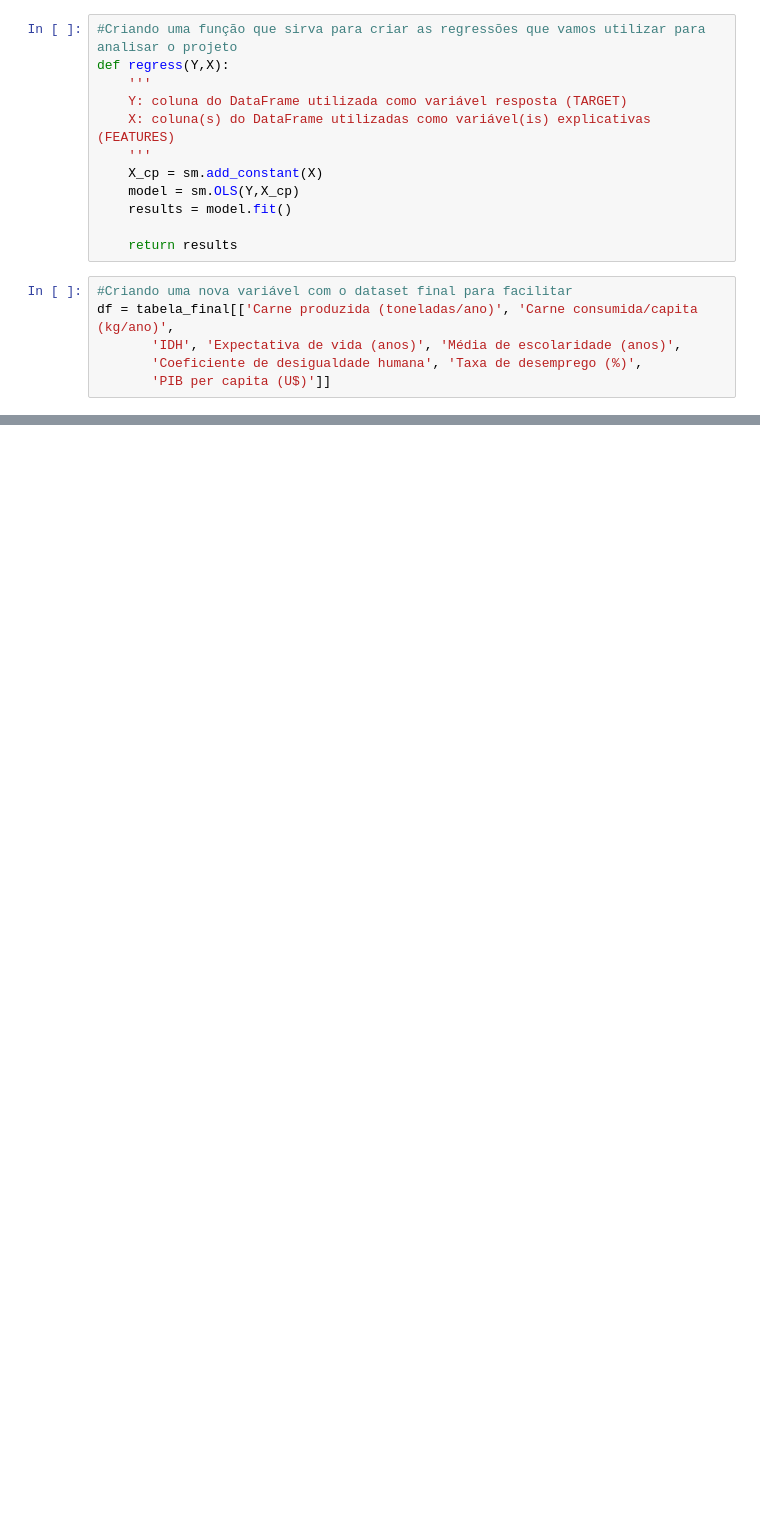
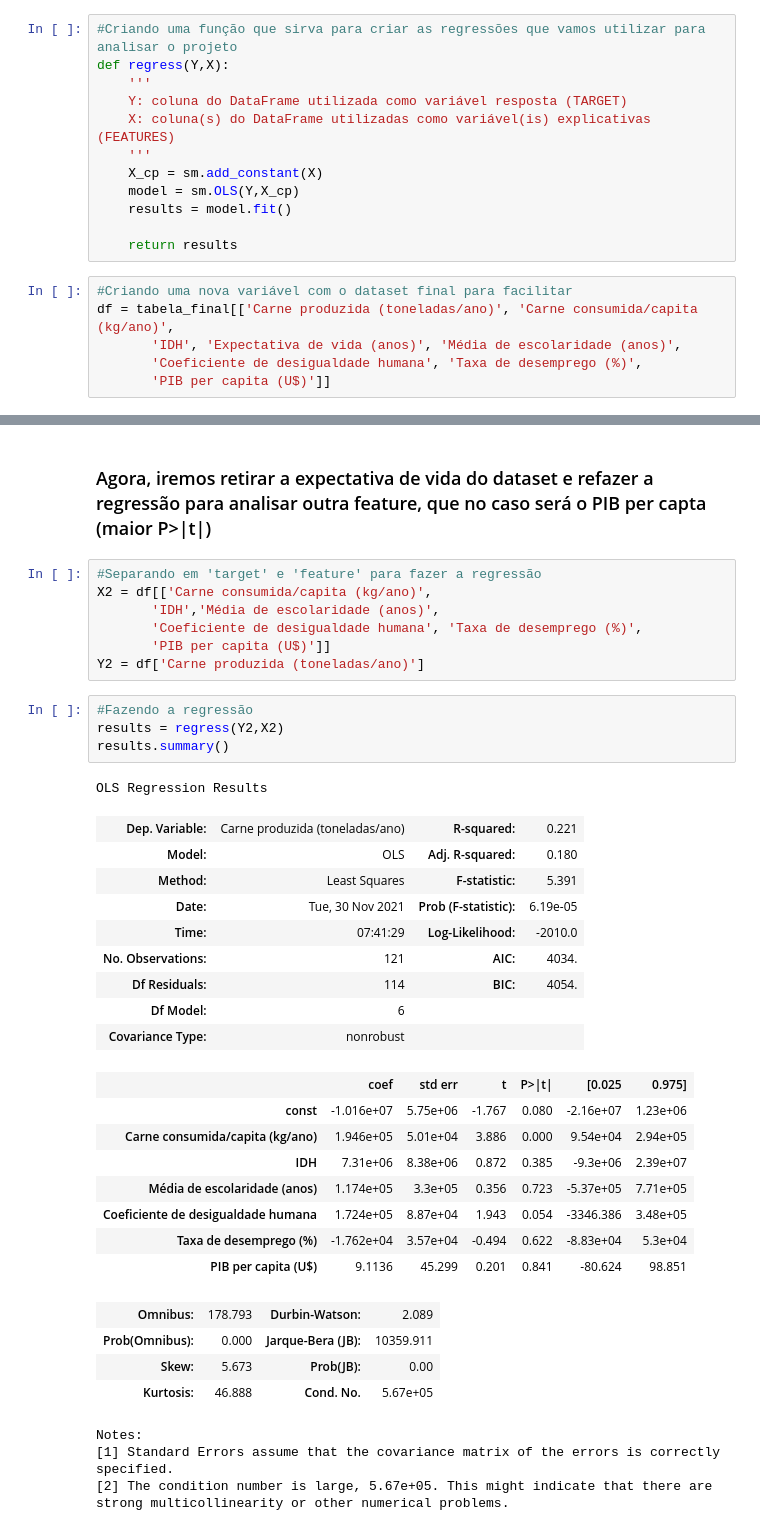
Before and after one commit to leofmandrade/Projeto-2-Cdados, a Jupyter notebook: Projeto 2 CDados.ipynb, the cells around one changed output, grey strips where cells are left out. Saved outputs shown, nothing was run; the diff lists cells and outputs as text; blank space fills up the shorter version.

```diff
--- a/Projeto 2 CDados.ipynb
+++ b/Projeto 2 CDados.ipynb
@@ -185,0 +216,40 @@ strong multicollinearity or other numerical problems.
+# %% [markdown]
+### Agora, iremos retirar a expectativa de vida do dataset e refazer a regressão para analisar outra feature, que no caso será o PIB per capta (maior P>|t|)
+# %%
+#Separando em 'target' e 'feature' para fazer a regressão
+X2 = df[['Carne consumida/capita (kg/ano)',
+       'IDH','Média de escolaridade (anos)',
+       'Coeficiente de desigualdade humana', 'Taxa de desemprego (%)',
+       'PIB per capita (U$)']]
+Y2 = df['Carne produzida (toneladas/ano)']
+# %%
+#Fazendo a regressão
+results = regress(Y2,X2)
+results.summary()
+# %% [output]
+OLS Regression Results
+| Dep. Variable: | Carne produzida (toneladas/ano) | R-squared: | 0.221 |
+| Model: | OLS | Adj. R-squared: | 0.180 |
+| Method: | Least Squares | F-statistic: | 5.391 |
+| Date: | Tue, 30 Nov 2021 | Prob (F-statistic): | 6.19e-05 |
+| Time: | 07:41:29 | Log-Likelihood: | -2010.0 |
+| No. Observations: | 121 | AIC: | 4034. |
+| Df Residuals: | 114 | BIC: | 4054. |
+| Df Model: | 6 |  |  |
+| Covariance Type: | nonrobust |  |  |
+|  | coef | std err | t | P>|t| | [0.025 | 0.975] |
+| const | -1.016e+07 | 5.75e+06 | -1.767 | 0.080 | -2.16e+07 | 1.23e+06 |
+| Carne consumida/capita (kg/ano) | 1.946e+05 | 5.01e+04 | 3.886 | 0.000 | 9.54e+04 | 2.94e+05 |
+| IDH | 7.31e+06 | 8.38e+06 | 0.872 | 0.385 | -9.3e+06 | 2.39e+07 |
+| Média de escolaridade (anos) | 1.174e+05 | 3.3e+05 | 0.356 | 0.723 | -5.37e+05 | 7.71e+05 |
+| Coeficiente de desigualdade humana | 1.724e+05 | 8.87e+04 | 1.943 | 0.054 | -3346.386 | 3.48e+05 |
+| Taxa de desemprego (%) | -1.762e+04 | 3.57e+04 | -0.494 | 0.622 | -8.83e+04 | 5.3e+04 |
+| PIB per capita (U$) | 9.1136 | 45.299 | 0.201 | 0.841 | -80.624 | 98.851 |
+| Omnibus: | 178.793 | Durbin-Watson: | 2.089 |
+| Prob(Omnibus): | 0.000 | Jarque-Bera (JB): | 10359.911 |
+| Skew: | 5.673 | Prob(JB): | 0.00 |
+| Kurtosis: | 46.888 | Cond. No. | 5.67e+05 |
+Notes:
+[1] Standard Errors assume that the covariance matrix of the errors is correctly specified.
+[2] The condition number is large, 5.67e+05. This might indicate that there are
+strong multicollinearity or other numerical problems.
```
Also changed, not shown: parts of 21 cells of this notebook.
